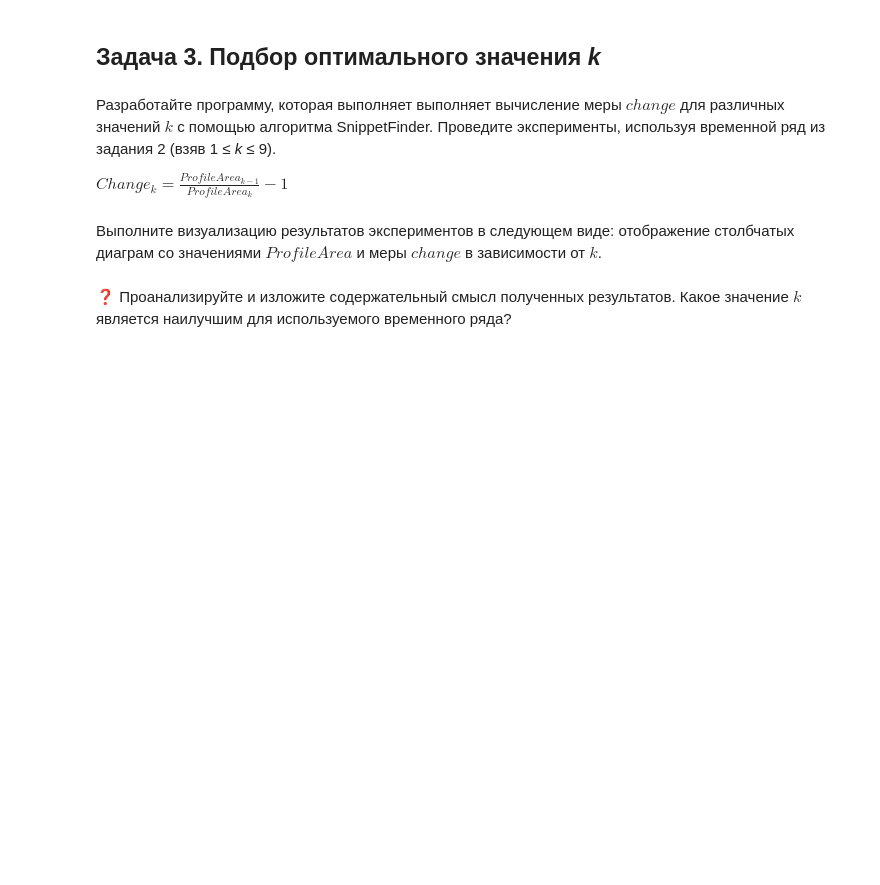
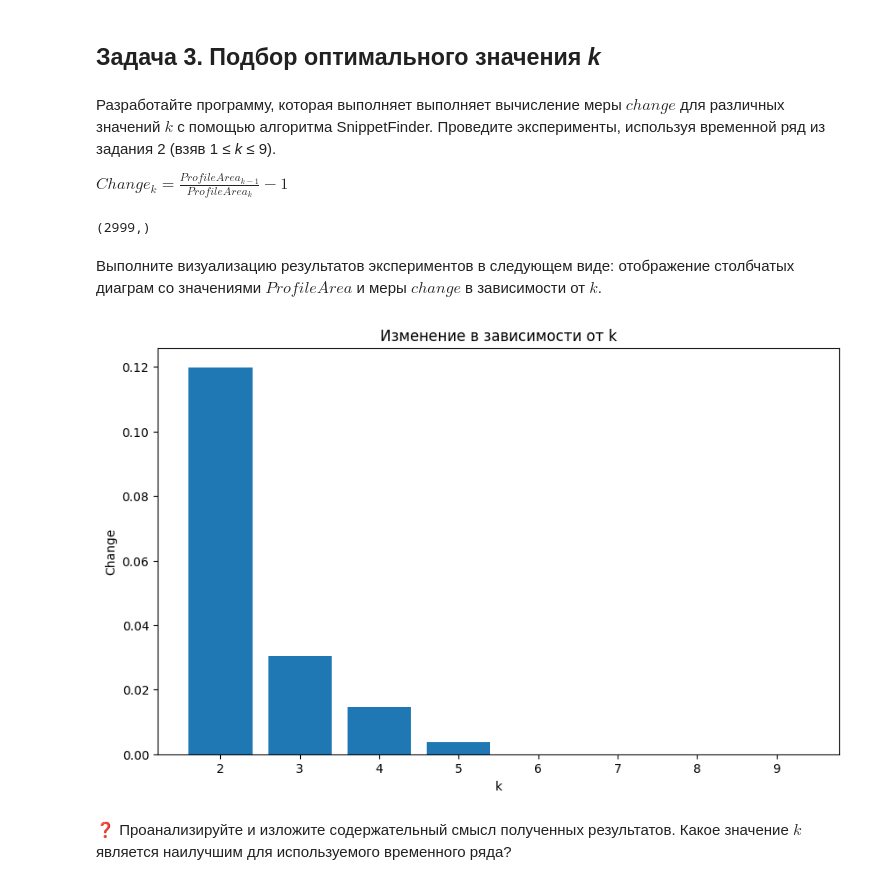
Before and after one commit to konstaya/2024-Kuznetcova-TimeSeriesCourse, a Jupyter notebook: practice/05 Snippets/05 Snippets.ipynb, the cells around one changed output. Saved outputs shown, nothing was run; the diff lists cells and outputs as text; code cells hidden in the pictures; blank space fills up the shorter version.

```diff
--- a/practice/05 Snippets/05 Snippets.ipynb
+++ b/practice/05 Snippets/05 Snippets.ipynb
@@ -154,2 +152,23 @@ $Change_k = \frac{ProfileArea_{k-1}}{ProfileArea_k} - 1$
+# %%
+# INSERT YOUR CODE
+import pandas as pd
+
+df = pd.read_csv(r'./datasets/PAMAP/PAMAP.txt', sep=' ', header=None).T
+
+start_time = 850
+end_time = 880
+
+ts = df.loc[start_time < df.iloc[:, 0]].loc[df.iloc[:, 0] < end_time].iloc[:, 10].to_numpy()
+ts.shape
+# %% [output]
+(2999,)
+# %%
+k = 9
+snippets = snippets(ts, 500, k)
+prof_area = snippets[4]
+
+change = []
+for i in range(1, 9):
+    change.append(prof_area[i-1] / prof_area[i] - 1)
 # %% [markdown]
 Выполните визуализацию результатов экспериментов в следующем виде: отображение столбчатых диаграм со значениями $ProfileArea$ и меры $change$ в зависимости от $k$.
@@ -158,2 +175,17 @@ $Change_k = \frac{ProfileArea_{k-1}}{ProfileArea_k} - 1$
+# %%
+# INSERT YOUR CODE
+data = {'k': range(2, 10), 'Change': change}
+df = pd.DataFrame(data)
+
+plt.figure(figsize=(10, 6))
+
+plt.bar(df['k'], df['Change'])
+plt.xlabel('k')
+plt.ylabel('Change')
+plt.title('Изменение в зависимости от k')
+
+plt.show()
+# %% [output]
+[figure, added]
 # %% [markdown]
 ❓ Проанализируйте и изложите содержательный смысл полученных результатов. Какое значение $k$ является наилучшим для используемого временного ряда?
```
Also changed, not shown: parts of 2 cells of this notebook, 7 other files.
